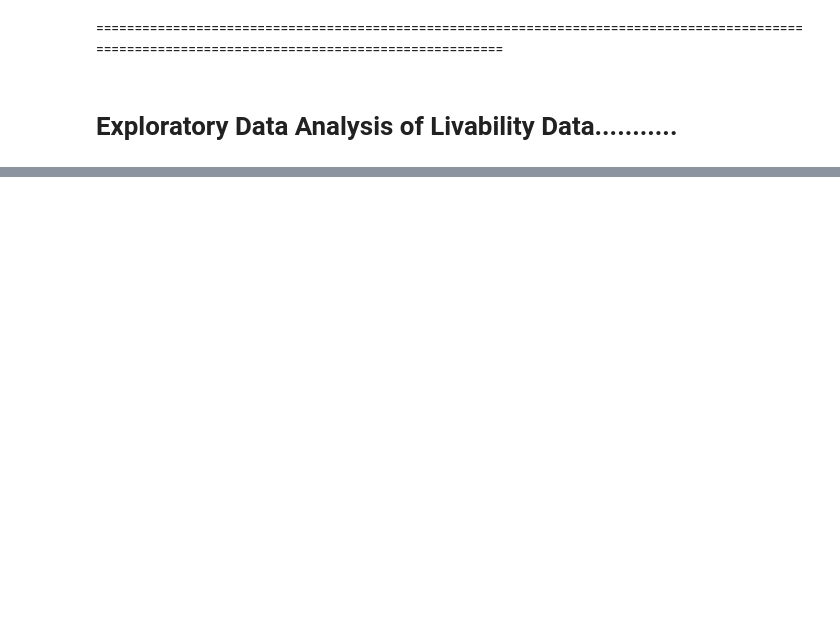
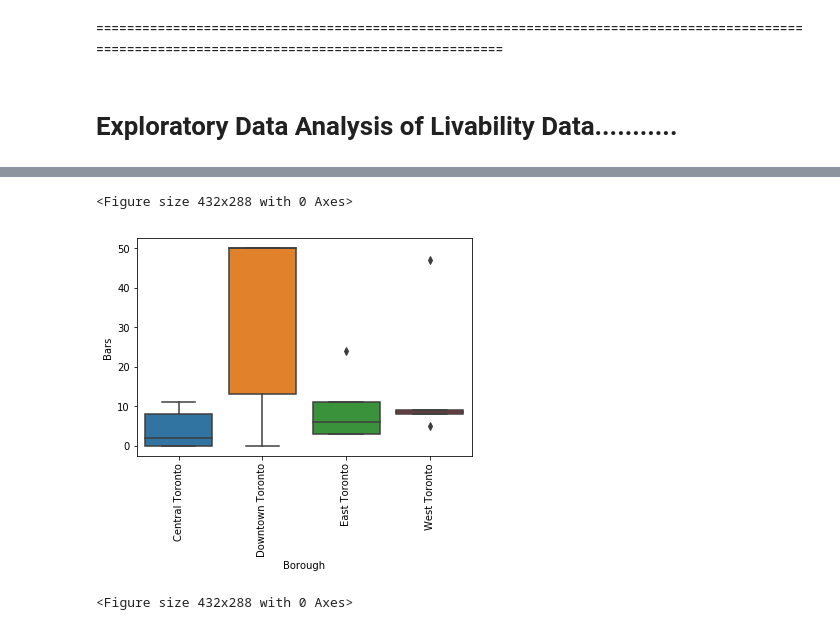
Before and after one commit to AnanthSG/Coursera_Capstone, a Jupyter notebook: Capstone- Toronto_CLUSTERING.ipynb, the cells around one changed output, grey strips where cells are left out. Cells and saved outputs as stored; diff of their text form; code cells hidden in the pictures; blank space fills up the shorter version.

```diff
--- a/Capstone- Toronto_CLUSTERING.ipynb
+++ b/Capstone- Toronto_CLUSTERING.ipynb
@@ -547,0 +606,8 @@ map_clusters
+# %%
+ax = sns.boxplot(x=Tor_Livable['Borough'], y=Tor_Livable['Bars'], data=Tor_Livable)
+ax.set_xticklabels(ax.get_xticklabels(),rotation=90)
+plt.figure()
+# %% [output]
+<Figure size 432x288 with 0 Axes>
+[figure, added]
+<Figure size 432x288 with 0 Axes>
```
Also changed, not shown: parts of 12 cells of this notebook.
